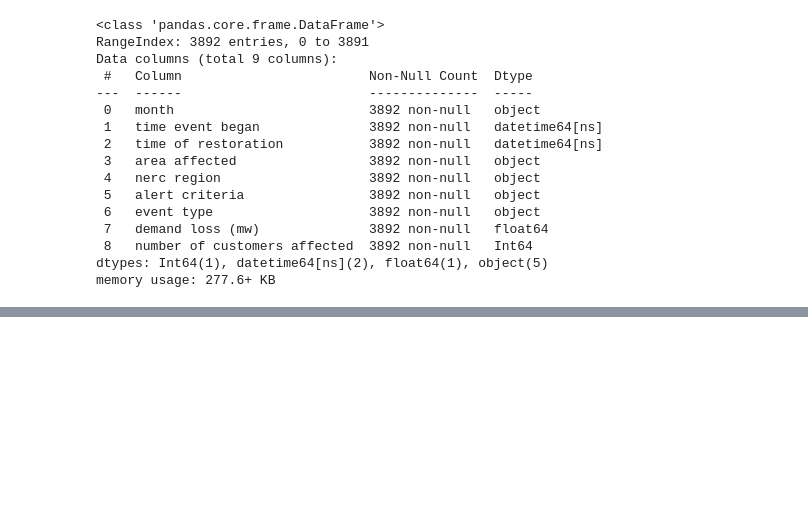
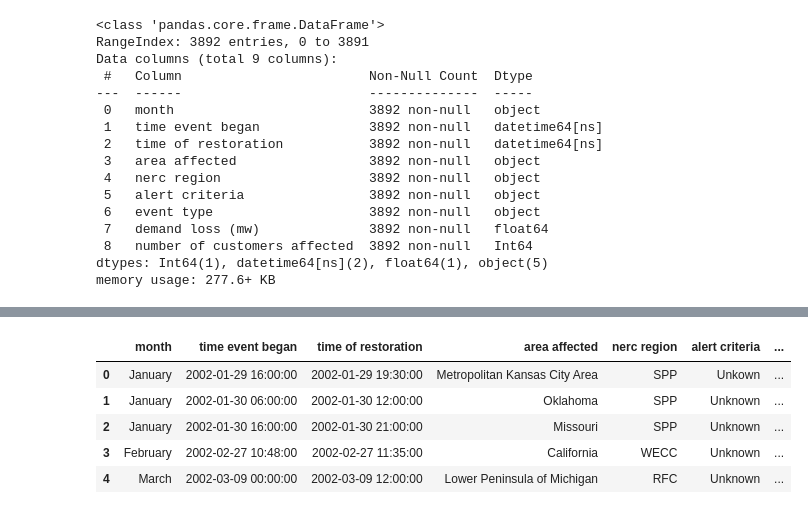
Before and after one commit to gregorywmorris/Maven-Power-Outage-Challenge, a Jupyter notebook: notebooks/notebook.ipynb, the cells around one changed output, grey strips where cells are left out. Cells and saved outputs as stored; diff of their text form; code cells hidden in the pictures; blank space fills up the shorter version.

```diff
--- a/notebooks/notebook.ipynb
+++ b/notebooks/notebook.ipynb
@@ -103,0 +113,14 @@ print(negative_duration_df)
+# %%
+negative_diff_mask = df['time of restoration'] < df['time event began']
+
+# Swap dates for rows with negative date difference
+df.loc[negative_diff_mask, ['time event began', 'time of restoration']] = df.loc[negative_diff_mask, ['time of restoration', 'time event began']].values
+
+df.head()
+# %% [output]
+|  | month | time event began | time of restoration | area affected | nerc region | alert criteria | ... |
+| 0 | January | 2002-01-29 16:00:00 | 2002-01-29 19:30:00 | Metropolitan Kansas City Area | SPP | Unkown | ... |
+| 1 | January | 2002-01-30 06:00:00 | 2002-01-30 12:00:00 | Oklahoma | SPP | Unknown | ... |
+| 2 | January | 2002-01-30 16:00:00 | 2002-01-30 21:00:00 | Missouri | SPP | Unknown | ... |
+| 3 | February | 2002-02-27 10:48:00 | 2002-02-27 11:35:00 | California | WECC | Unknown | ... |
+| 4 | March | 2002-03-09 00:00:00 | 2002-03-09 12:00:00 | Lower Peninsula of Michigan | RFC | Unknown | ... |
```
Also changed, not shown: parts of 13 cells of this notebook, 9 other files.
